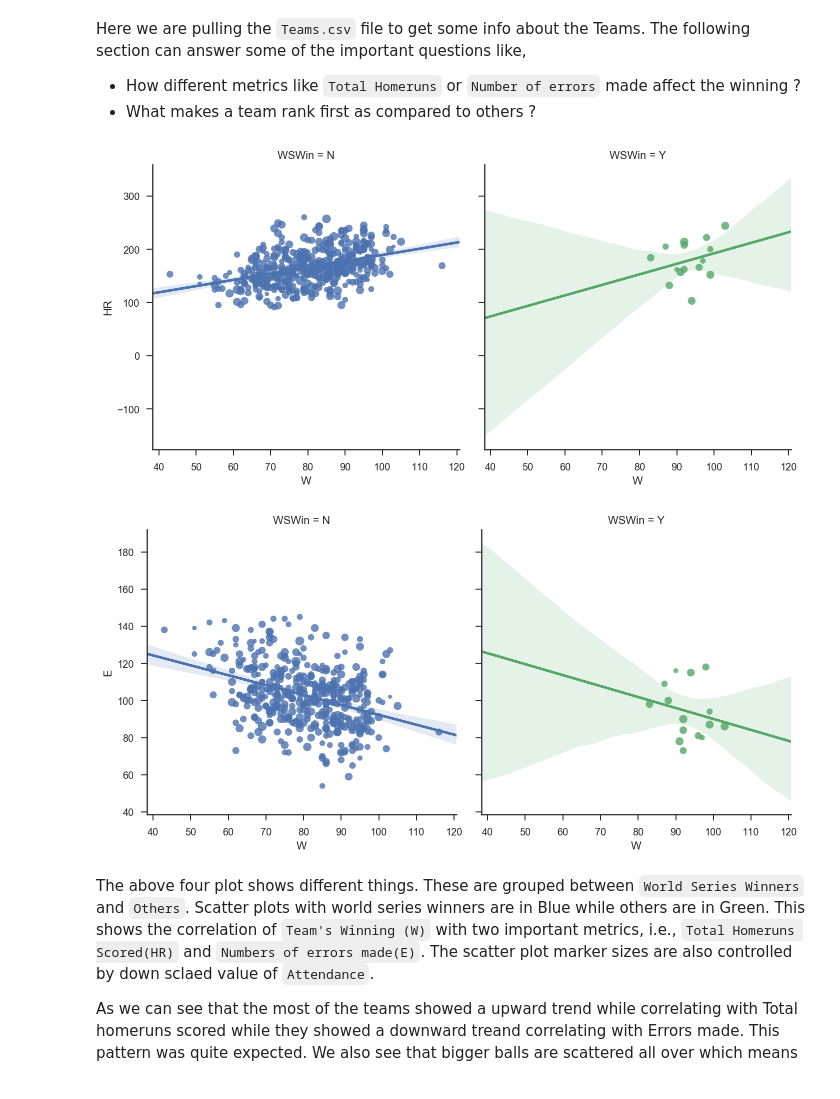
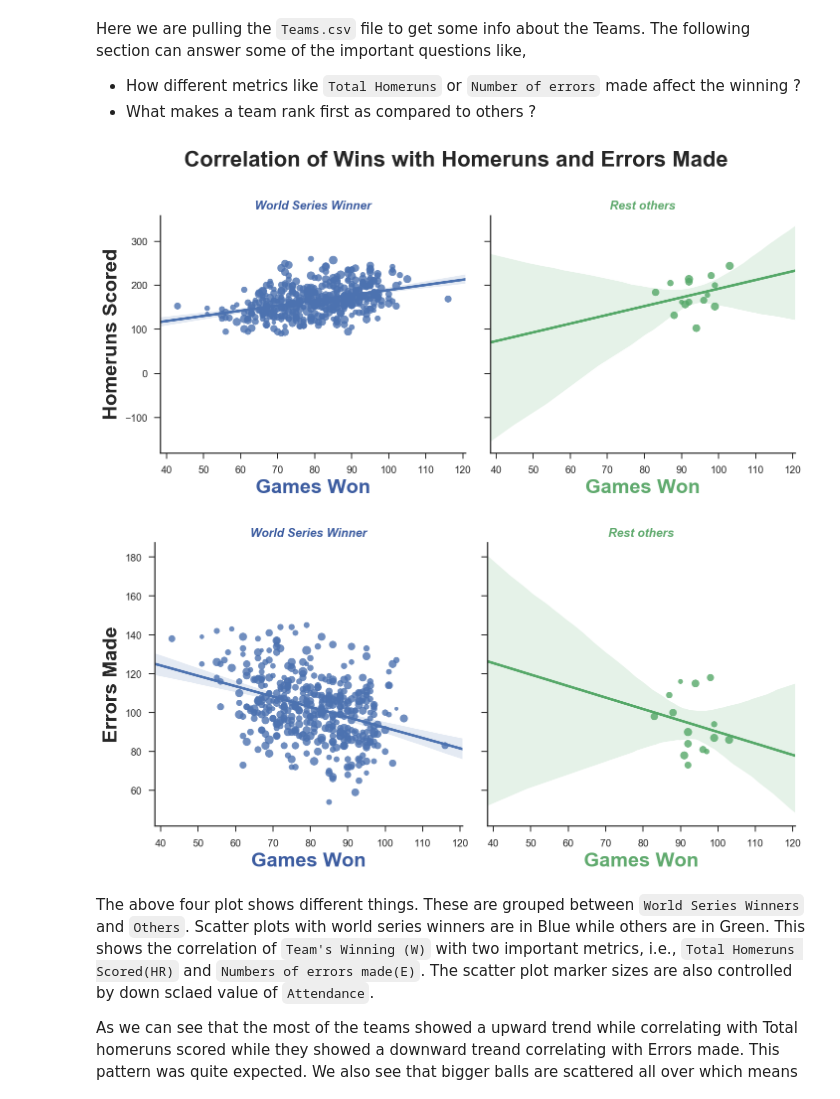
Before and after one commit to MayukhSobo/BaseBall, a Jupyter notebook: src/Baseball.ipynb, the cells around one changed output. Saved outputs shown, nothing was run; the diff lists cells and outputs as text; code cells hidden in the pictures.

```diff
--- a/src/Baseball.ipynb
+++ b/src/Baseball.ipynb
@@ -526,18 +590,46 @@ Here we are pulling the `Teams.csv` file to get some info about the Teams. The f
 # %%
 # teams = pd.read_csv(os.path.join(ROOT, 'Teams.csv')).dropna()
 teams = model.teams
 sns.set(style='ticks')
 g = sns.lmplot(x="W", y="HR", col="WSWin", data=teams,
               markers='o', hue='WSWin',
               scatter_kws=dict(s=teams.attendance * 0.00002))
+g.axes[0][0].set_ylabel('Homeruns Scored',
+              {'weight': 'bold', 'fontsize': 20})
+g.axes[0][0].set_xlabel('Games Won',
+              {'weight': 'bold', 'fontsize': 20, 'color': '#3c5ca0'})
+g.axes[0][1].set_xlabel('Games Won',
+              {'weight': 'bold', 'fontsize': 20, 'color': '#60aa6e'})
+g.axes[0][0].set_title('World Series Winner',
+                      {'weight': 'bold', 'fontsize': 12, 'color': '#3c5ca0',
+                       'style':'italic'})
+g.axes[0][1].set_title('Rest others',
+                      {'weight': 'bold', 'fontsize': 12, 'color': '#60aa6e',
+                      'style':'italic'})
+plt.subplots_adjust(top=0.8)
+g.fig.suptitle('Correlation of Wins with Homeruns and Errors Made',
+               weight='bold', fontsize=22)
 plt.show()
+
 g = sns.lmplot(x="W", y="E", col="WSWin", data=teams,
               markers='o',  hue='WSWin',
               scatter_kws=dict(s=teams.attendance * 0.00002))
+g.axes[0][0].set_ylabel('Errors Made',
+              {'weight': 'bold', 'fontsize': 20})
+g.axes[0][0].set_xlabel('Games Won',
+              {'weight': 'bold', 'fontsize': 20, 'color': '#3c5ca0'})
+g.axes[0][1].set_xlabel('Games Won',
+              {'weight': 'bold', 'fontsize': 20, 'color': '#60aa6e'})
+g.axes[0][0].set_title('World Series Winner',
+                      {'weight': 'bold', 'fontsize': 12, 'color': '#3c5ca0',
+                       'style':'italic'})
+g.axes[0][1].set_title('Rest others',
+                      {'weight': 'bold', 'fontsize': 12, 'color': '#60aa6e',
+                      'style':'italic'})
 plt.show()
 # %% [output]
-[figure, old version]
+[figure, new version]
-[figure, old version]
+[figure, new version]
 # %% [markdown]
 The above four plot shows different things. These are grouped between `World Series Winners` and `Others`. Scatter plots with world series winners are in Blue while others are in Green. This shows the correlation of `Team's Winning (W)` with two important metrics, i.e., `Total Homeruns Scored(HR)` and `Numbers of errors made(E)`. The scatter plot marker sizes are also controlled by down sclaed value of `Attendance`.
 
```
Also changed, not shown: parts of 9 cells of this notebook.
